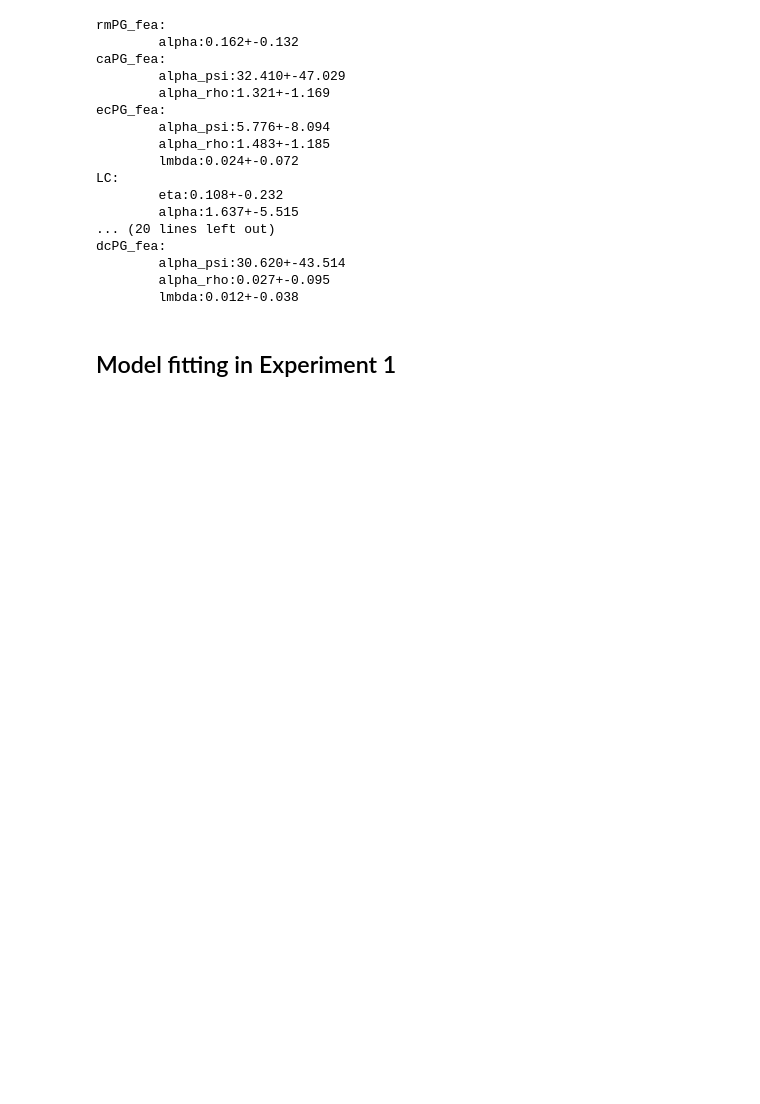
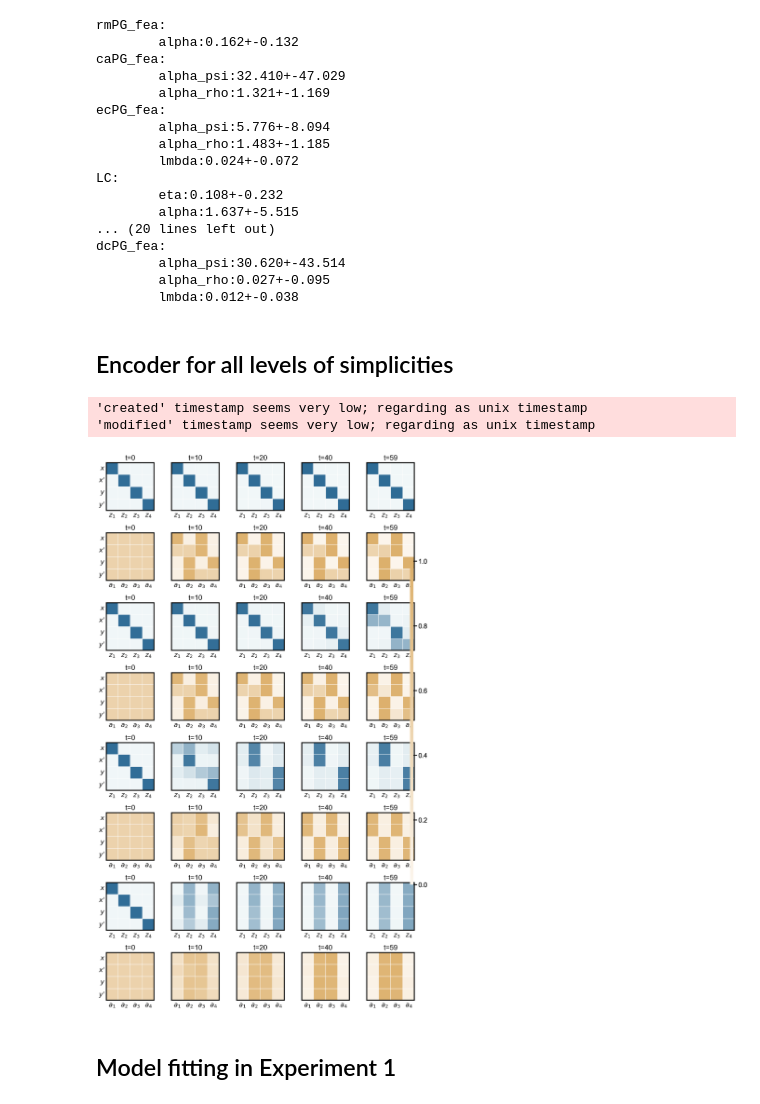
Before and after one commit to fangzefunny/ecpg, a Jupyter notebook: visualization/ExtendData.ipynb, the cells around one changed output. Cells and saved outputs as stored; diff of their text form; code cells hidden in the pictures; blank space fills up the shorter version.

```diff
--- a/visualization/ExtendData.ipynb
+++ b/visualization/ExtendData.ipynb
@@ -75,3 +75,5 @@ dcPG_fea:
         alpha_psi:30.620+-43.514
         alpha_rho:0.027+-0.095
         lmbda:0.012+-0.038
+# %% [markdown]
+## Encoder for all levels of simplicities
@@ -78,3 +128,25 @@ dcPG_fea:
+# %%
+lmbdas = [0, .07, .2, .5]
+trials = [0, 10, 20, 40, 59]
+nr, nc = len(lmbdas)*2, len(trials)
+fig, axs = plt.subplots(nr, nc, figsize=(nc*2.4, nr*2.5), sharey=True)
+for i, lmbda in enumerate(lmbdas):
+    # load data
+    fname = f'../simulations/exp1/ecPG_sim/simsubj-cont_voi-'
+    fname += f'alpha_psi=40-alpha_rho=8-lmbda={lmbda}.pkl'
+    with open(fname, 'rb')as handle:voi = pickle.load(handle)
+    fname = f'../simulations/exp1/ecPG_sim/simsubj-cont_data-'
+    fname += f'alpha_psi=40-alpha_rho=8-lmbda={lmbda}.csv'
+    sim_data = pd.read_csv(fname)
+    sim_Insight(axs[2*i, :], voi, sim_data, tar='enc', trials=trials)
+    sim_Insight(axs[2*i+1, :], voi, sim_data, tar='pol', trials=trials)
+    #axs[2*i, 2].set_title(f'λ = {lmbda}')
+fig.tight_layout()
+plt.savefig(f'../figures/extend_data/FigS2_state_abstract_all_lmbda.pdf', dpi=dpi)
+# %% [output]
+'created' timestamp seems very low; regarding as unix timestamp
+'modified' timestamp seems very low; regarding as unix timestamp
+[figure, added]
 # %% [markdown]
 ## Model fitting in Experiment 1
 # %%
```
Also changed, not shown: parts of 3 cells of this notebook, 5 other files.
